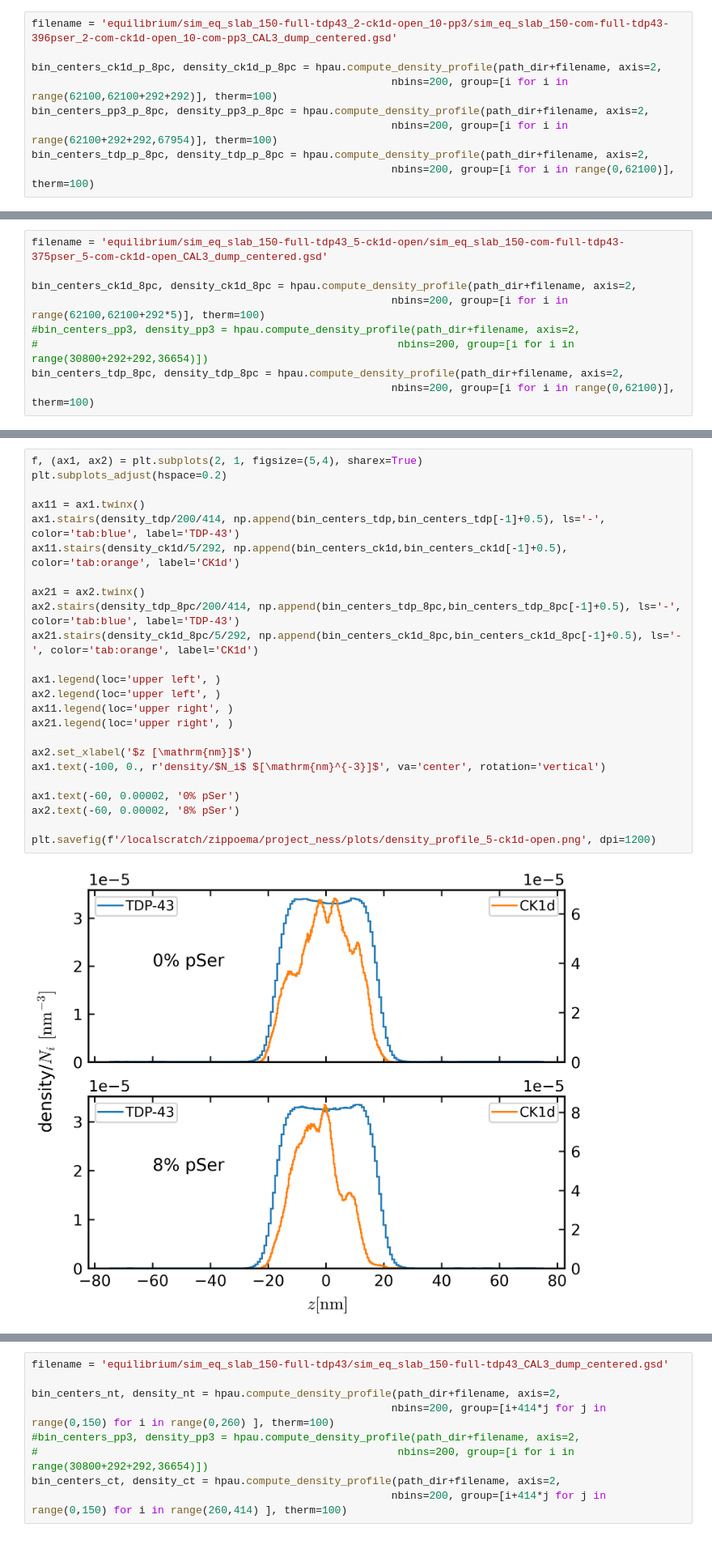
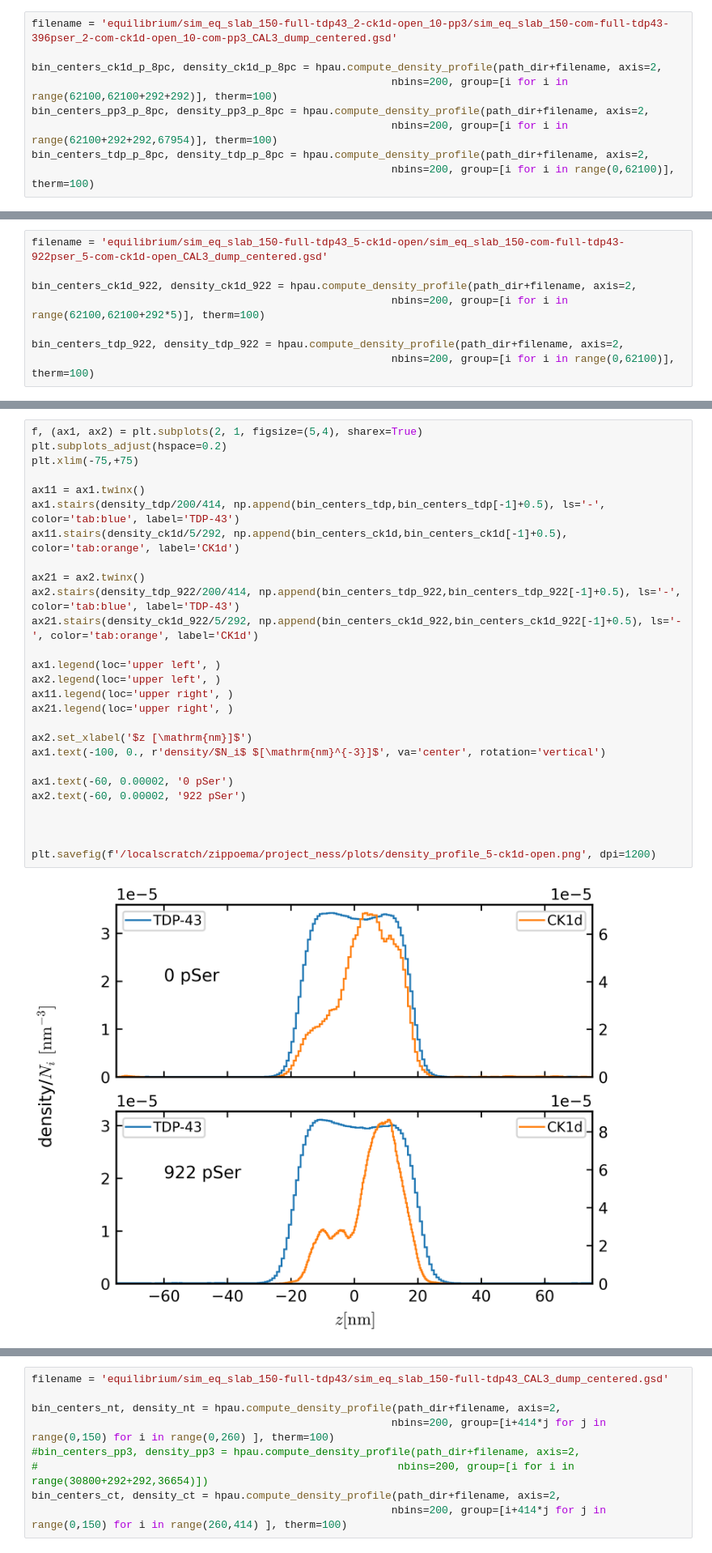
Before and after one commit to ezippo/HPA, a Jupyter notebook: cluster_analysis.ipynb, the cells around one changed output, grey strips where cells are left out. Shown at 81% size. Cells and saved outputs as stored; diff of their text form.

```diff
--- a/cluster_analysis.ipynb
+++ b/cluster_analysis.ipynb
@@ -215,11 +214,10 @@ bin_centers_ck1d, density_ck1d = hpau.compute_density_profile(path_dir+filename,
 bin_centers_tdp, density_tdp = hpau.compute_density_profile(path_dir+filename, axis=2,
                                                          nbins=200, group=[i for i in range(0,62100)], therm=100)
 # %%
-filename = 'equilibrium/sim_eq_slab_150-full-tdp43_5-ck1d-open/sim_eq_slab_150-com-full-tdp43-375pser_5-com-ck1d-open_CAL3_dump_centered.gsd'
+filename = 'equilibrium/sim_eq_slab_150-full-tdp43_5-ck1d-open/sim_eq_slab_150-com-full-tdp43-922pser_5-com-ck1d-open_CAL3_dump_centered.gsd'
 
-bin_centers_ck1d_8pc, density_ck1d_8pc = hpau.compute_density_profile(path_dir+filename, axis=2,
+bin_centers_ck1d_922, density_ck1d_922 = hpau.compute_density_profile(path_dir+filename, axis=2,
                                                          nbins=200, group=[i for i in range(62100,62100+292*5)], therm=100)
-#bin_centers_pp3, density_pp3 = hpau.compute_density_profile(path_dir+filename, axis=2,
-#                                                         nbins=200, group=[i for i in range(30800+292+292,36654)])
-bin_centers_tdp_8pc, density_tdp_8pc = hpau.compute_density_profile(path_dir+filename, axis=2,
+
+bin_centers_tdp_922, density_tdp_922 = hpau.compute_density_profile(path_dir+filename, axis=2,
                                                          nbins=200, group=[i for i in range(0,62100)], therm=100)
@@ -254,26 +268,29 @@ plt.savefig(f'/localscratch/zippoema/project_ness/plots/density_profile_2-ck1d-o
 # %%
 f, (ax1, ax2) = plt.subplots(2, 1, figsize=(5,4), sharex=True)
 plt.subplots_adjust(hspace=0.2)
+plt.xlim(-75,+75)
 
 ax11 = ax1.twinx()
 ax1.stairs(density_tdp/200/414, np.append(bin_centers_tdp,bin_centers_tdp[-1]+0.5), ls='-', color='tab:blue', label='TDP-43')
 ax11.stairs(density_ck1d/5/292, np.append(bin_centers_ck1d,bin_centers_ck1d[-1]+0.5), color='tab:orange', label='CK1d')
 
 ax21 = ax2.twinx()
-ax2.stairs(density_tdp_8pc/200/414, np.append(bin_centers_tdp_8pc,bin_centers_tdp_8pc[-1]+0.5), ls='-', color='tab:blue', label='TDP-43')
-ax21.stairs(density_ck1d_8pc/5/292, np.append(bin_centers_ck1d_8pc,bin_centers_ck1d_8pc[-1]+0.5), ls='-', color='tab:orange', label='CK1d')
+ax2.stairs(density_tdp_922/200/414, np.append(bin_centers_tdp_922,bin_centers_tdp_922[-1]+0.5), ls='-', color='tab:blue', label='TDP-43')
+ax21.stairs(density_ck1d_922/5/292, np.append(bin_centers_ck1d_922,bin_centers_ck1d_922[-1]+0.5), ls='-', color='tab:orange', label='CK1d')
 
 ax1.legend(loc='upper left', )
 ax2.legend(loc='upper left', )
 ax11.legend(loc='upper right', )
 ax21.legend(loc='upper right', )
 
 ax2.set_xlabel('$z [\mathrm{nm}]$')
 ax1.text(-100, 0., r'density/$N_i$ $[\mathrm{nm}^{-3}]$', va='center', rotation='vertical')
 
-ax1.text(-60, 0.00002, '0% pSer')
-ax2.text(-60, 0.00002, '8% pSer')
+ax1.text(-60, 0.00002, '0 pSer')
+ax2.text(-60, 0.00002, '922 pSer')
+
+
 
 plt.savefig(f'/localscratch/zippoema/project_ness/plots/density_profile_5-ck1d-open.png', dpi=1200)
 # %% [output]
-[figure, old version]
+[figure, new version]
```
Also changed, not shown: parts of 9 cells of this notebook, 1 other file.
